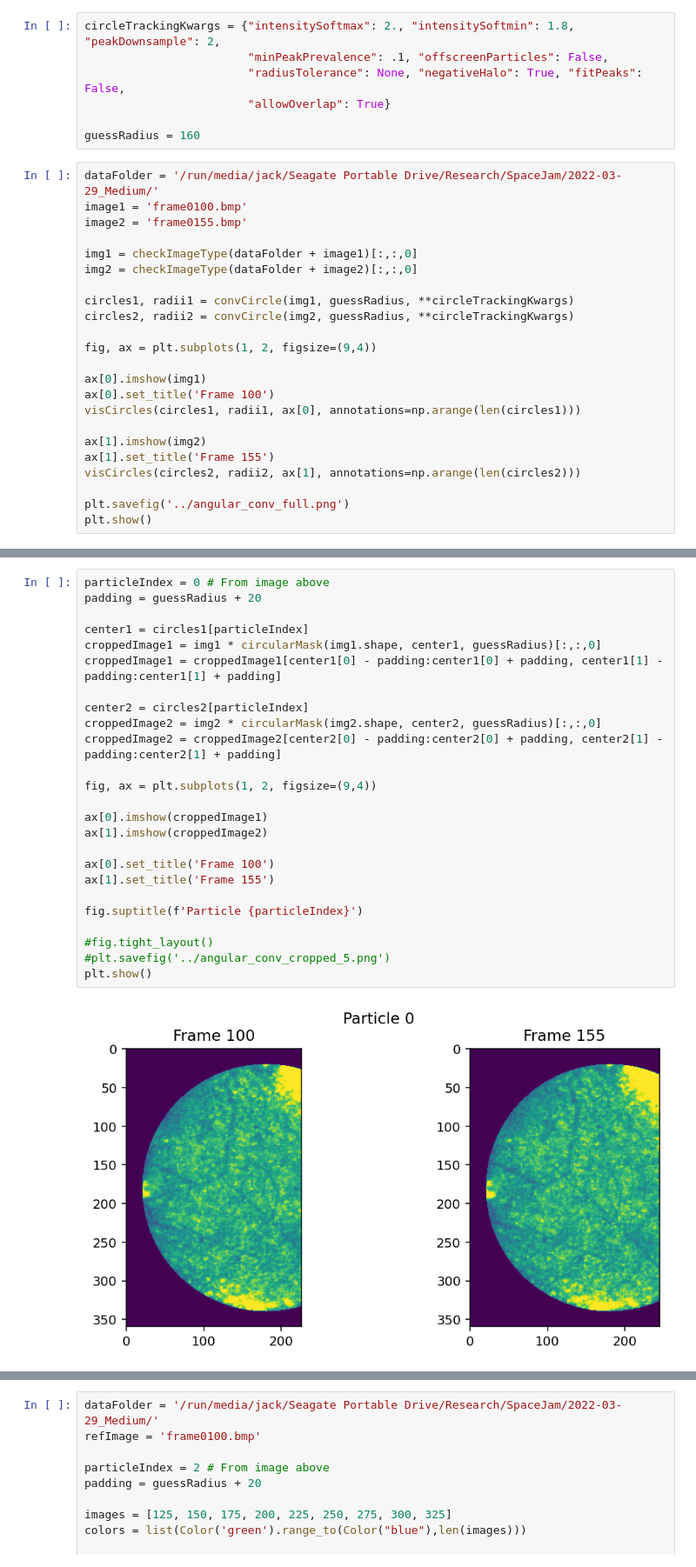
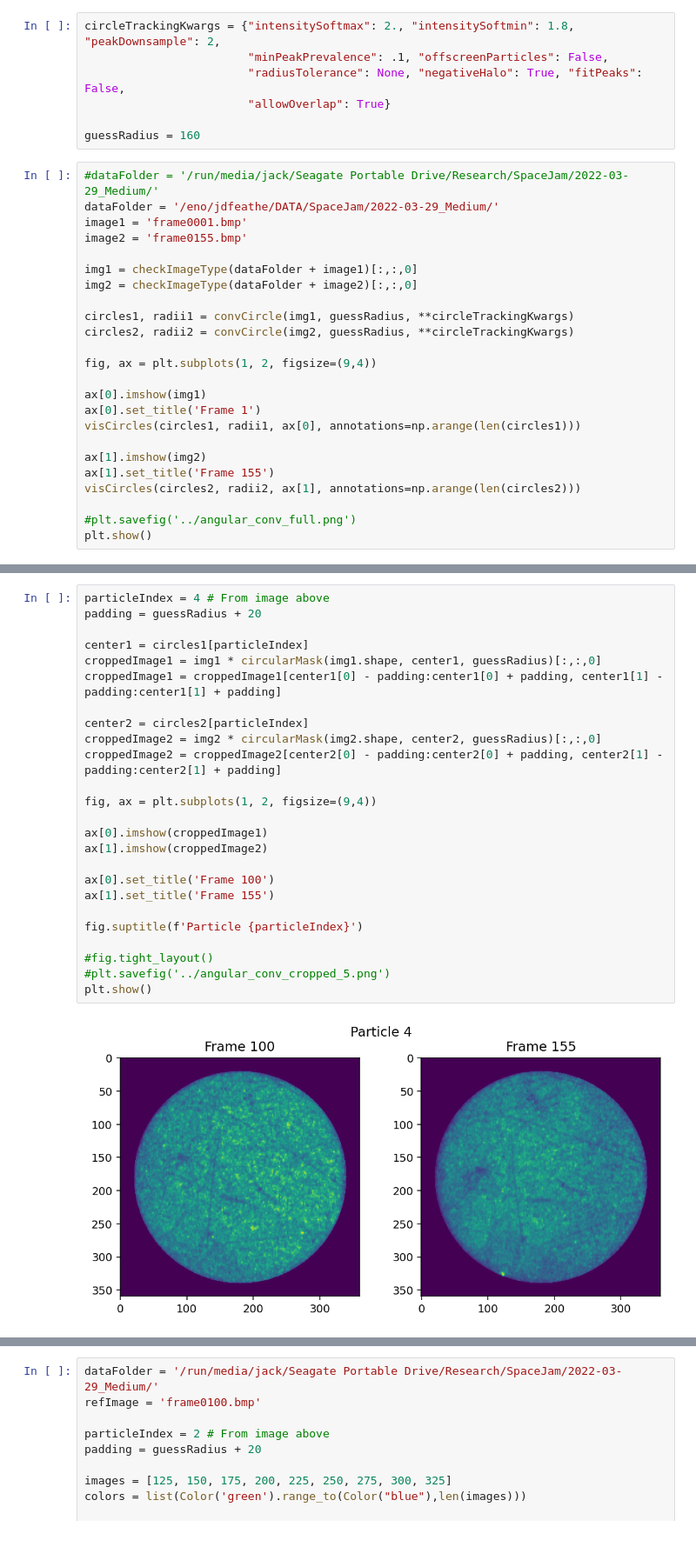
Before and after one commit to Jfeatherstone/pepe, a Jupyter notebook: notebooks/angular_convolution_test.ipynb, the cells around one changed output, grey strips where cells are left out. Shown at 87% size. Cells and saved outputs as stored; diff of their text form; blank space fills up the shorter version.

```diff
--- a/notebooks/angular_convolution_test.ipynb
+++ b/notebooks/angular_convolution_test.ipynb
@@ -41,8 +41,9 @@ circleTrackingKwargs = {"intensitySoftmax": 2., "intensitySoftmin": 1.8, "peakDo
 
 guessRadius = 160
 # %%
-dataFolder = '/run/media/jack/Seagate Portable Drive/Research/SpaceJam/2022-03-29_Medium/'
-image1 = 'frame0100.bmp'
+#dataFolder = '/run/media/jack/Seagate Portable Drive/Research/SpaceJam/2022-03-29_Medium/'
+dataFolder = '/eno/jdfeathe/DATA/SpaceJam/2022-03-29_Medium/'
+image1 = 'frame0001.bmp'
 image2 = 'frame0155.bmp'
 
 img1 = checkImageType(dataFolder + image1)[:,:,0]
@@ -54,13 +55,13 @@ circles2, radii2 = convCircle(img2, guessRadius, **circleTrackingKwargs)
 fig, ax = plt.subplots(1, 2, figsize=(9,4))
 
 ax[0].imshow(img1)
-ax[0].set_title('Frame 100')
+ax[0].set_title('Frame 1')
 visCircles(circles1, radii1, ax[0], annotations=np.arange(len(circles1)))
 
 ax[1].imshow(img2)
 ax[1].set_title('Frame 155')
 visCircles(circles2, radii2, ax[1], annotations=np.arange(len(circles2)))
 
-plt.savefig('../angular_conv_full.png')
+#plt.savefig('../angular_conv_full.png')
 plt.show()
 # %% [output]
@@ -68,28 +69,28 @@ plt.show()
 # %%
-particleIndex = 0 # From image above
+particleIndex = 4 # From image above
 padding = guessRadius + 20
 
 center1 = circles1[particleIndex]
 croppedImage1 = img1 * circularMask(img1.shape, center1, guessRadius)[:,:,0]
 croppedImage1 = croppedImage1[center1[0] - padding:center1[0] + padding, center1[1] - padding:center1[1] + padding]
 
 center2 = circles2[particleIndex]
 croppedImage2 = img2 * circularMask(img2.shape, center2, guessRadius)[:,:,0]
 croppedImage2 = croppedImage2[center2[0] - padding:center2[0] + padding, center2[1] - padding:center2[1] + padding]
 
 fig, ax = plt.subplots(1, 2, figsize=(9,4))
 
 ax[0].imshow(croppedImage1)
 ax[1].imshow(croppedImage2)
 
 ax[0].set_title('Frame 100')
 ax[1].set_title('Frame 155')
 
 fig.suptitle(f'Particle {particleIndex}')
 
 #fig.tight_layout()
 #plt.savefig('../angular_conv_cropped_5.png')
 plt.show()
 # %% [output]
-[figure, old version]
+[figure, new version]
 # %%
```
Also changed, not shown: parts of 3 cells of this notebook, 5 other files.
